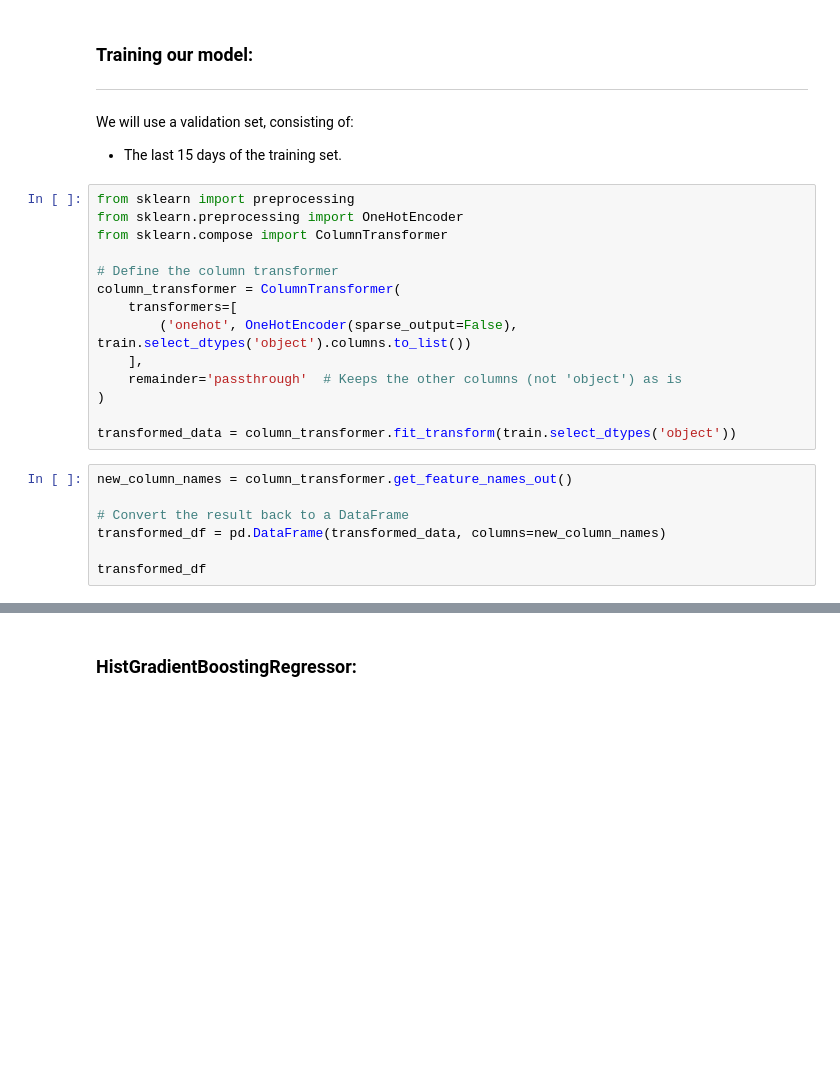
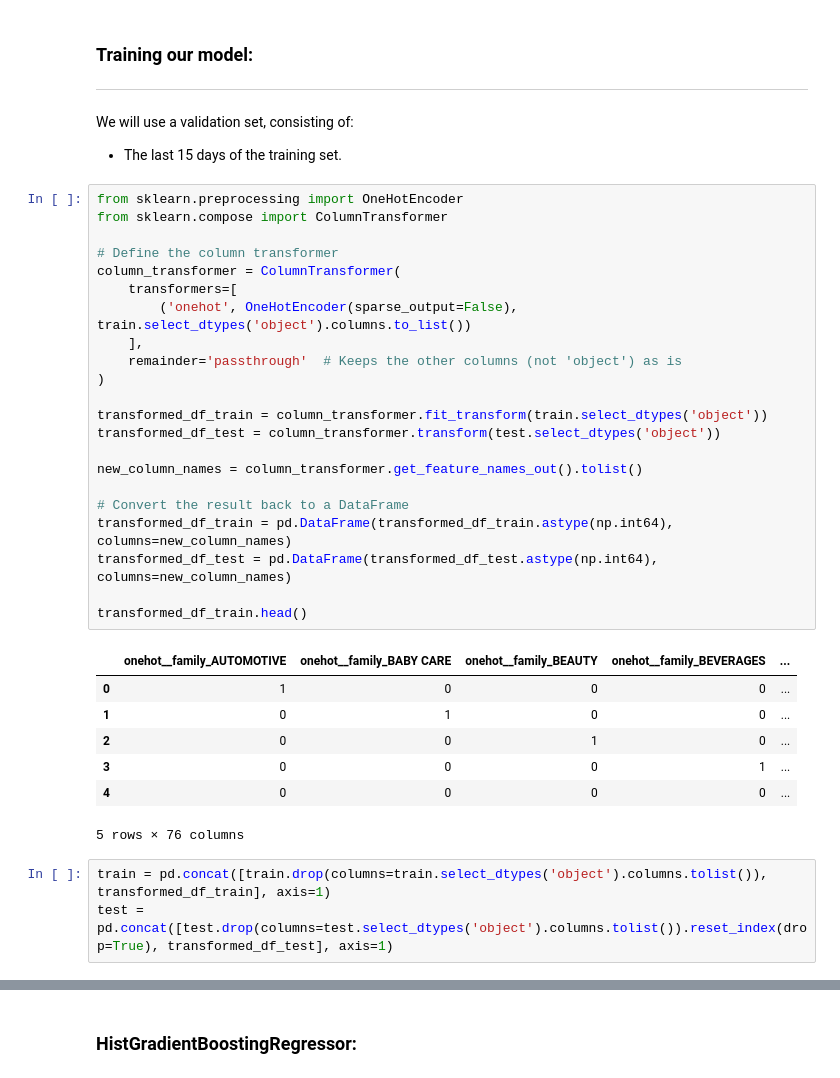
Before and after one commit to edmar-bevilaqua/data_science, a Jupyter notebook: Projects/Kaggle/Store Sales - Time Series Forecasting/store_sales.ipynb, the cells around one changed output, grey strips where cells are left out. Drawn from its saved outputs; the diff is of its cells as text; blank space fills up the shorter version.

```diff
--- a/Projects/Kaggle/Store Sales - Time Series Forecasting/store_sales.ipynb
+++ b/Projects/Kaggle/Store Sales - Time Series Forecasting/store_sales.ipynb
@@ -610,23 +737,35 @@ train.info()
 We will use a validation set, consisting of:
 *   The last 15 days of the training set.
 # %%
-from sklearn import preprocessing
 from sklearn.preprocessing import OneHotEncoder
 from sklearn.compose import ColumnTransformer
 
 # Define the column transformer
 column_transformer = ColumnTransformer(
     transformers=[
         ('onehot', OneHotEncoder(sparse_output=False), train.select_dtypes('object').columns.to_list())
     ],
     remainder='passthrough'  # Keeps the other columns (not 'object') as is
 )
 
-transformed_data = column_transformer.fit_transform(train.select_dtypes('object'))
+transformed_df_train = column_transformer.fit_transform(train.select_dtypes('object'))
+transformed_df_test = column_transformer.transform(test.select_dtypes('object'))
+
+new_column_names = column_transformer.get_feature_names_out().tolist()
+
+# Convert the result back to a DataFrame
+transformed_df_train = pd.DataFrame(transformed_df_train.astype(np.int64), columns=new_column_names)
+transformed_df_test = pd.DataFrame(transformed_df_test.astype(np.int64), columns=new_column_names)
+
+transformed_df_train.head()
+# %% [output]
+|  | onehot__family_AUTOMOTIVE | onehot__family_BABY CARE | onehot__family_BEAUTY | onehot__family_BEVERAGES | ... |
+| 0 | 1 | 0 | 0 | 0 | ... |
+| 1 | 0 | 1 | 0 | 0 | ... |
+| 2 | 0 | 0 | 1 | 0 | ... |
+| 3 | 0 | 0 | 0 | 1 | ... |
+| 4 | 0 | 0 | 0 | 0 | ... |
+5 rows × 76 columns
-# %%
-new_column_names = column_transformer.get_feature_names_out()
-
-# Convert the result back to a DataFrame
-transformed_df = pd.DataFrame(transformed_data, columns=new_column_names)
-
-transformed_df
+# %%
+train = pd.concat([train.drop(columns=train.select_dtypes('object').columns.tolist()), transformed_df_train], axis=1)
+test = pd.concat([test.drop(columns=test.select_dtypes('object').columns.tolist()).reset_index(drop=True), transformed_df_test], axis=1)
```
Also changed, not shown: parts of 20 cells of this notebook.
